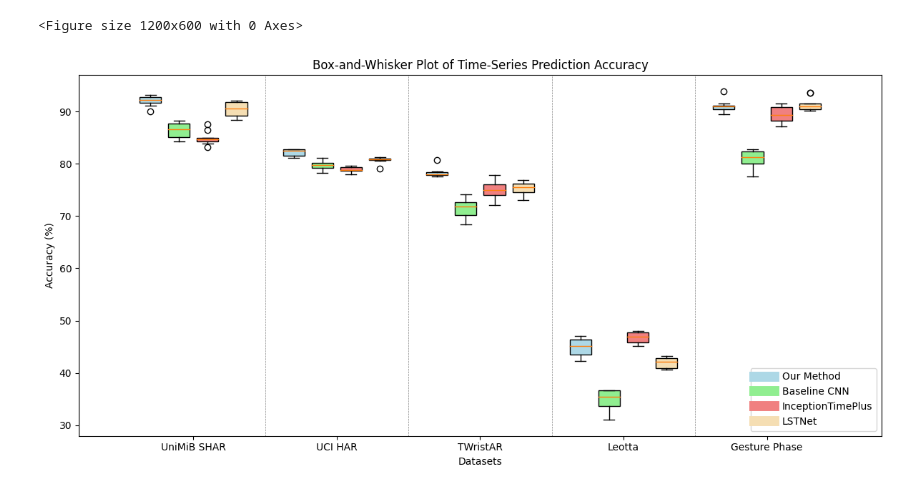
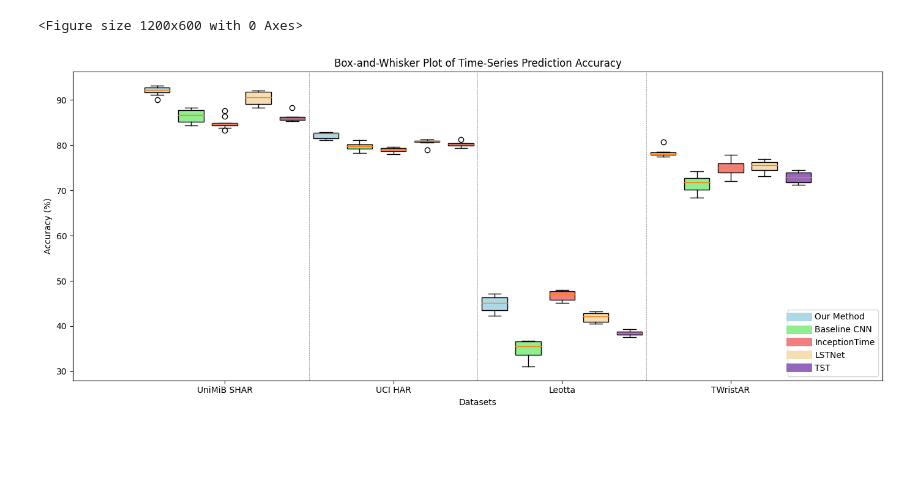
Before and after one commit to imics-lab/TemporalContext-BayesDL, a Jupyter notebook: results/performance_comparison/performance_comparison.ipynb, the cells around one changed output. Drawn from its saved outputs; the diff is of its cells as text; code cells hidden in the pictures; blank space fills up the shorter version.

Commit message:
Update results folder and add BaselineCNN.py

```diff
--- a/results/performance_comparison/performance_comparison.ipynb
+++ b/results/performance_comparison/performance_comparison.ipynb
@@ -2,7 +2,7 @@
 import matplotlib.pyplot as plt
 import numpy as np
 
-datasets = ["UniMiB SHAR", "UCI HAR", "TWristAR", "Leotta", "Gesture Phase"]
+datasets = ["UniMiB SHAR", "UCI HAR", "Leotta", "TWristAR"]
 # Hypothetical data for box-and-whisker plot
 # For each method, we'll assume 10 runs on each dataset, represented by the list of accuracies
 # These are hypothetical numbers for demonstration purposes
@@ -10,33 +10,46 @@ datasets = ["UniMiB SHAR", "UCI HAR", "TWristAR", "Leotta", "Gesture Phase"]
 our_method_data = [
     [90, 91.1, 91.5, 92.2, 92.1, 92.3, 92.5, 92.8, 92.9, 93.1],  # UniMiB SHAR
     [81.1, 81.2, 82.4, 82.8, 82.8, 82.7],  # UCI HAR
+    [42.3, 43.4, 44, 45.2, 45.2, 43.4, 46, 46.5, 46.8, 47.1],  # Leotta
     [80.7, 78.4, 77.9, 77.5, 77.9, 78.5, 78],  # TWristAR
-    [42.3, 43.4, 44, 45.2, 45.2, 43.4, 46, 46.5, 46.8, 47.1],  # Leotta
-    [93.8, 89.4, 91.5, 91.1, 90.5, 90.3, 91.1, 90.3, 91, 91.]  # Gesture Phase
+
+
 ]
 
 baseline_cnn_data = [
     [84.3, 84.6, 85.0, 85.5, 86.2, 87.0, 87.5, 87.8, 88.0, 88.2],
     [78.2, 79.0, 79.6, 79.8, 80.3, 81.1],
+    [31.1, 33.5, 33.1, 34, 35, 36, 36.5, 36.7, 36.7, 36.7],
     [68.4, 69.4, 71.0, 71.8, 72.0, 73.4, 74.2],
-    [31.1, 33.5, 33.1, 34, 35, 36, 36.5, 36.7, 36.7, 36.7],
-    [77.6, 80.1, 79.0, 80.0, 80.9, 81.5, 82.0, 82.5, 82.7, 82.8]
+
+
 ]
 
 InceptionTimePlus_data = [
     [84.7, 83.8, 84.3, 84.4, 83.2, 86.4, 84.9, 84.9, 87.6],
     [79.5, 79.6, 79.4, 78.8, 79.4, 78.6, 78.6, 78.1, 78],
+    [47.1, 45.5, 45.4, 48.0, 47.5, 46.9, 45.2, 48.0, 46.7, 47.8],
     [76.0, 74, 74, 75, 72.1, 77.4, 76, 77.9, 75],
-    [47.1, 45.5, 45.4, 48.0, 47.5, 46.9, 45.2, 48.0, 46.7, 47.8],
-    [87.2, 89.3, 88.4, 87.5, 88.2, 89.4, 90.4, 91.0, 91.3, 91.5]
+
+
 ]
 
 lstnet_data = [
     [88.3, 88.6, 89.0, 89.5, 90.2, 91.0, 91.5, 91.8, 91.9, 92.0],
-    [79, 81.3, 80.6, 80.8, 80.9, 81],
+    [79, 81.3, 80.6, 80.8, 80.9, 81,],
+    [42.2, 43.3, 42.8, 42.9, 40.7, 40.9, 42.5, 41.3, 40.6],
     [76, 76.9, 73.1, 75],
-    [42.2, 43.3, 42.8, 42.9, 40.7, 40.9, 42.5, 41.3, 40.6],
-    [91.5, 93.6, 91.5, 93.6, 90.5, 90.1, 90.2, 90.3, 90.6, 91.2]
+
+
+]
+
+TSTPlus_data = [
+    [85.3, 85.8, 86.3, 88.2, 85.4, 86.3, 85.6 ],
+    [81.3, 80.4, 80.0, 79.7, 79.4, 80.4, 80.3 ],
+    [39.3, 37.5, 38.4, 38.0, 38.7, 38.8],
+    [71.2, 74.0, 74.5, 73.6, 71.6, 72.2 ],
+
+
 ]
 
 
@@ -53,45 +66,45 @@ def prepare_data_for_side_by_side_plotting(*args):
     return grouped_data
 
 # Prepare data for side-by-side plotting
-plot_data = prepare_data_for_side_by_side_plotting(our_method_data, baseline_cnn_data, InceptionTimePlus_data, lstnet_data)
+plot_data = prepare_data_for_side_by_side_plotting(our_method_data, baseline_cnn_data, InceptionTimePlus_data, lstnet_data, TSTPlus_data)
 
 # Number of datasets and methods
 n_datasets = len(datasets)
-n_methods = 4  # Our Method, Baseline CNN, Baseline LSTM, LSTNet
+n_methods = 5  # Our Method, Baseline CNN, Baseline LSTM, LSTNet, TSTPlus
 
 # Creating the box-and-whisker plot for side-by-side comparison
-plt.figure(figsize=(12, 6))
+plt.figure(figsize=(14, 6))
 
 # Plotting
 base_positions = np.arange(1, n_datasets + 1)  # Base positions for each dataset
-offset = np.linspace(-0.3, 0.3, n_methods)     # Fixed offsets for each method
-colors = ['lightblue', 'lightgreen', 'lightcoral', 'wheat']  # Colors for each method
+offset = np.linspace(-0.4, 0.4, n_methods)     # Fixed offsets for each method
+colors = ['lightblue', 'lightgreen', 'lightcoral', 'wheat', '#9467bd']  # Colors for each method
 
 # Plot each method's data and create custom legend patches
 legend_patches = []
-for i, method_data in enumerate([our_method_data, baseline_cnn_data, InceptionTimePlus_data, lstnet_data]):
+for i, method_data in enumerate([our_method_data, baseline_cnn_data, InceptionTimePlus_data, lstnet_data, TSTPlus_data]):
     pos = base_positions + offset[i]
     boxplot = plt.boxplot(method_data, positions=pos, widths=0.15, patch_artist=True, boxprops=dict(facecolor=colors[i]))
-    legend_patches.append(plt.Line2D([0], [0], color=colors[i], linewidth=10, label=['Our Method', 'Baseline CNN', 'InceptionTimePlus', 'LSTNet'][i]))
+    legend_patches.append(plt.Line2D([0], [0], color=colors[i], linewidth=10, label=['Our Method', 'Baseline CNN', 'InceptionTime', 'LSTNet', 'TST'][i]))
 
 # Adding vertical lines to separate datasets
 for x in np.arange(1.5, n_datasets + 0.5, 1):
     plt.axvline(x=x, color='grey', linestyle='--', linewidth=0.5)
 
 # Adding labels and title
 plt.xlabel('Datasets')
 plt.ylabel('Accuracy (%)')
 plt.title('Box-and-Whisker Plot of Time-Series Prediction Accuracy')
 plt.xticks(base_positions, datasets)
 plt.legend(handles=legend_patches, loc='lower right')
 
 # Save the plot as a high-resolution PNG file
 plt.savefig('/content/Box-plot.pdf', dpi=300)
 
 
 # Displaying the plot
 plt.tight_layout()
 plt.show()
 # %% [output]
 <Figure size 1200x600 with 0 Axes>
-[figure, old version]
+[figure, new version]
```
Also changed, not shown: 4 other files.
